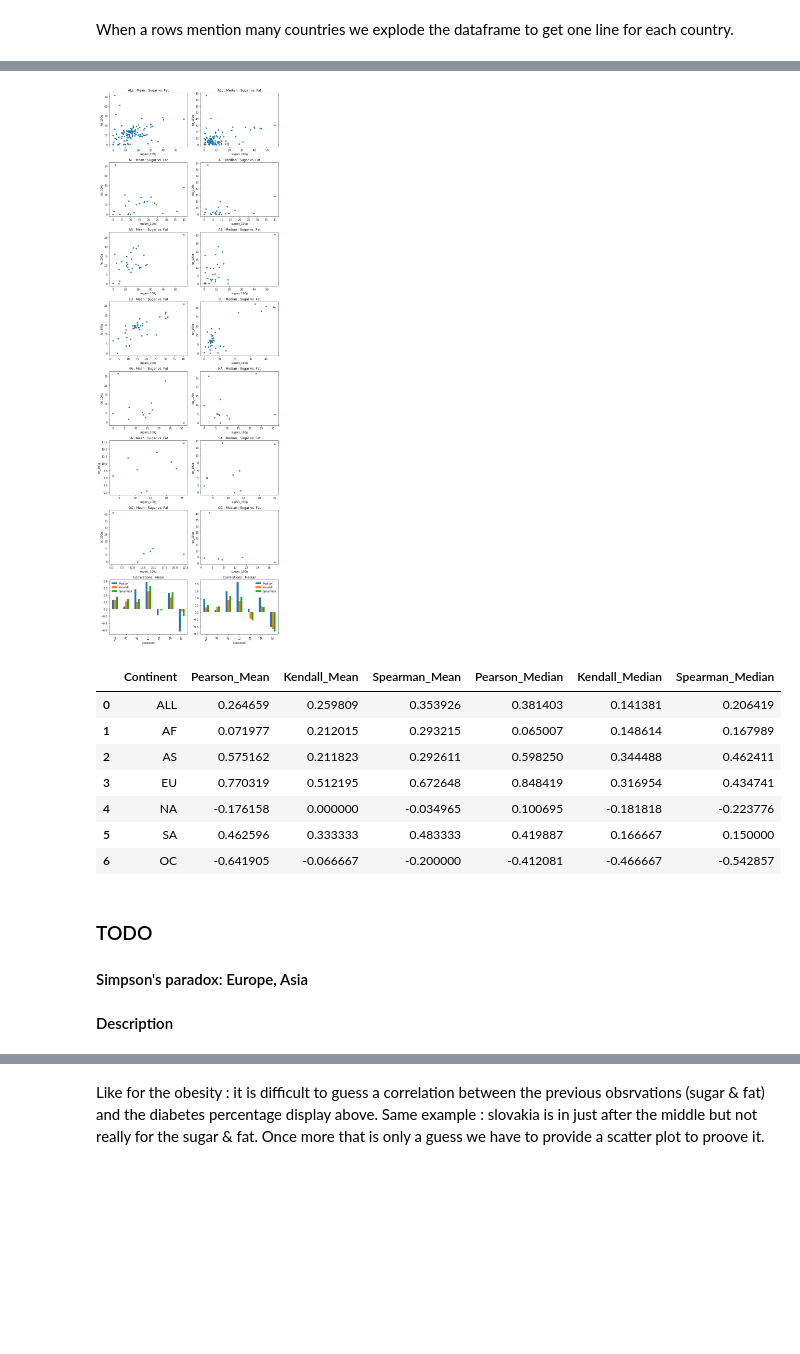
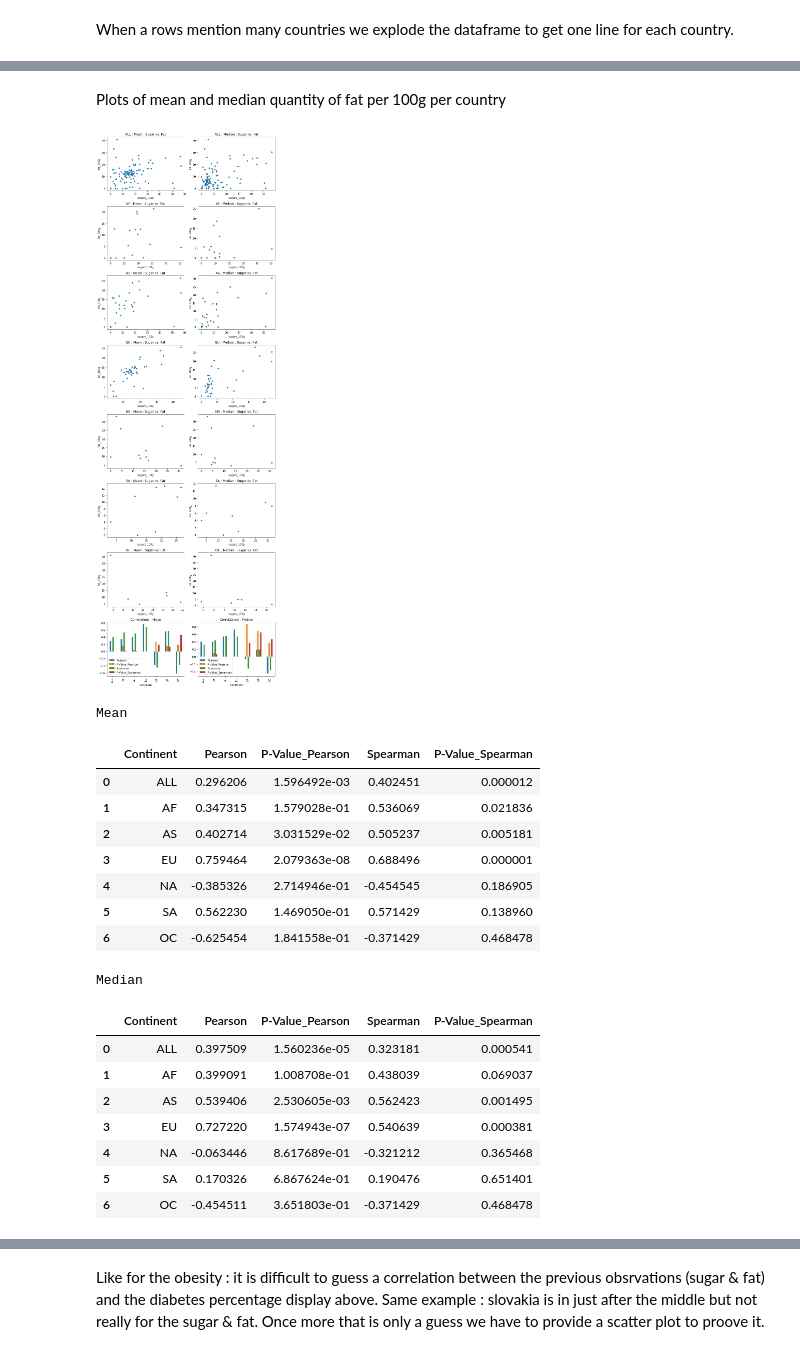
Before and after one commit to baraschi/AppliedDataAnalysis_Project, a Jupyter notebook: FoodProject.ipynb, the cells around one changed output, grey strips where cells are left out. Drawn from its saved outputs; the diff is of its cells as text; code cells hidden in the pictures; blank space fills up the shorter version.

Commit message:
sugar vs fat analysis

```diff
--- a/FoodProject.ipynb
+++ b/FoodProject.ipynb
@@ -406,14 +457,16 @@ europe_med, europe_mean = median_mean_grouped(europe, 'countries_tags')
 na_med, na_mean = median_mean_grouped(north_america, 'countries_tags')
 sa_med, sa_mean = median_mean_grouped(south_america, 'countries_tags')
 # %%
-mean = [means, africa_mean, asia_mean, europe_mean, na_mean, sa_mean, oceania_mean]
-median = [med, africa_med, asia_med, europe_med, na_med, sa_med, oceania_med]
+means = [mean, africa_mean, asia_mean, europe_mean, na_mean, sa_mean, oceania_mean]
+medians = [median, africa_med, asia_med, europe_med, na_med, sa_med, oceania_med]
 rows = [parsed_datas.shape[0], africa.shape[0], asia.shape[0], europe.shape[0],
         north_america.shape[0], south_america.shape[0], oceania.shape[0]]
 continent = ['ALL', 'AF', 'AS', 'EU', 'NA', 'SA', 'OC']
-columns = ['Continent','Pearson', 'Kendall', 'Spearman']
+columns = ['Continent','Pearson', 'P-Value_Pearson','Spearman', 'P-Value_Spearman'
+          #'Kendall',
+          ]
 # %%
 #re add continent to means/medians df
-for i in range(1,len(mean)):
-    mean[i]['continent'] = continent[i]
-    median[i]['continent'] = continent[i]
+for i in range(1,len(means)):
+    means[i]['continent'] = continent[i]
+    medians[i]['continent'] = continent[i]
@@ -459,9 +484,12 @@ We can see which countries consume the most sugars according to our datas.
 # %%
 def corr(df, x_, y_, continent, avg):
-    pearson = df.corr(method='pearson')[x_][y_]
-    kendall = df.corr(method='kendall')[x_][y_]
-    spearman = df.corr(method='spearman')[x_][y_]
-    return [continent,pearson, kendall, spearman]
+    #pearson = df.corr(method='pearson')[x_][y_]
+    pearson_coeff = pearsonr(df[x_], df[y_])
+    #kendall = df.corr(method='kendall')[x_][y_]
+    spearman_coeff = spearmanr(df[x_], df[y_])
+    return [continent,pearson_coeff[0], pearson_coeff[1], spearman_coeff[0], spearman_coeff[1],
+           #kendall,
+           ]
 # %%
 def plt_corr(df1, df2, continent, avg1, avg2, x_, y_, title_):
     f, ax = plt.subplots(ncols=2, sharey=True)
@@ -476,7 +504,7 @@ def plt_corr(df1, df2, continent, avg1, avg2, x_, y_, title_):
 def plot(dfs_1, dfs_2, continents, avg1, avg2, x_, y_, title_, columns_):
     corrs_avg1 = []
     corrs_avg2 = []
-    nb_rows = len(mean)
+    nb_rows = len(dfs_1)
     f, ax = plt.subplots(ncols=2, nrows=(nb_rows + 1), figsize=(10, 30))
     for i in range(nb_rows):
         a = dfs_1[i].plot(kind='scatter',x=x_,y=y_, title= continent[i] + " : " + avg1 +" : "+ title_, ax=ax[i][0])
@@ -491,6 +519,9 @@ def plot(dfs_1, dfs_2, continents, avg1, avg2, x_, y_, title_, columns_):
     d = corr2.plot.bar(x = 'Continent', ax=ax[nb_rows][1], title = 'Correlations : ' + avg2)
     plt.tight_layout()
     plt.show()
-    display(corr1.merge(corr2, left_on='Continent', right_on='Continent', suffixes=['_Mean', '_Median']))
-    #display(corr2)
+    #display(corr1.merge(corr2, left_on='Continent', right_on='Continent', suffixes=['_Mean', '_Median']))
+    print('Mean')
+    display(corr1)
+    print('Median')
+    display(corr2)
     #return corr1, corr2
@@ -497,16 +542,24 @@ def plot(dfs_1, dfs_2, continents, avg1, avg2, x_, y_, title_, columns_):
+# %% [markdown]
+Plots of mean and median quantity of fat per 100g per country
 # %%
-plot(mean, median, continent, 'Mean', 'Median', 'sugars_100g', 'fat_100g', 'Sugar vs. Fat', columns)
+plot(means, medians, continent, 'Mean', 'Median', 'sugars_100g', 'fat_100g', 'Sugar vs. Fat', columns)
 # %% [output]
-[figure, old version]
+[figure, new version]
+Mean
-|  | Continent | Pearson_Mean | Kendall_Mean | Spearman_Mean | Pearson_Median | Kendall_Median | Spearman_Median |
-| 0 | ALL | 0.264659 | 0.259809 | 0.353926 | 0.381403 | 0.141381 | 0.206419 |
-| 1 | AF | 0.071977 | 0.212015 | 0.293215 | 0.065007 | 0.148614 | 0.167989 |
-| 2 | AS | 0.575162 | 0.211823 | 0.292611 | 0.598250 | 0.344488 | 0.462411 |
-| 3 | EU | 0.770319 | 0.512195 | 0.672648 | 0.848419 | 0.316954 | 0.434741 |
-| 4 | NA | -0.176158 | 0.000000 | -0.034965 | 0.100695 | -0.181818 | -0.223776 |
-| 5 | SA | 0.462596 | 0.333333 | 0.483333 | 0.419887 | 0.166667 | 0.150000 |
-| 6 | OC | -0.641905 | -0.066667 | -0.200000 | -0.412081 | -0.466667 | -0.542857 |
+|  | Continent | Pearson | P-Value_Pearson | Spearman | P-Value_Spearman |
+| 0 | ALL | 0.296206 | 1.596492e-03 | 0.402451 | 0.000012 |
+| 1 | AF | 0.347315 | 1.579028e-01 | 0.536069 | 0.021836 |
+| 2 | AS | 0.402714 | 3.031529e-02 | 0.505237 | 0.005181 |
+| 3 | EU | 0.759464 | 2.079363e-08 | 0.688496 | 0.000001 |
+| 4 | NA | -0.385326 | 2.714946e-01 | -0.454545 | 0.186905 |
+| 5 | SA | 0.562230 | 1.469050e-01 | 0.571429 | 0.138960 |
+| 6 | OC | -0.625454 | 1.841558e-01 | -0.371429 | 0.468478 |
+Median
+|  | Continent | Pearson | P-Value_Pearson | Spearman | P-Value_Spearman |
+| 0 | ALL | 0.397509 | 1.560236e-05 | 0.323181 | 0.000541 |
+| 1 | AF | 0.399091 | 1.008708e-01 | 0.438039 | 0.069037 |
+| 2 | AS | 0.539406 | 2.530605e-03 | 0.562423 | 0.001495 |
+| 3 | EU | 0.727220 | 1.574943e-07 | 0.540639 | 0.000381 |
+| 4 | NA | -0.063446 | 8.617689e-01 | -0.321212 | 0.365468 |
+| 5 | SA | 0.170326 | 6.867624e-01 | 0.190476 | 0.651401 |
+| 6 | OC | -0.454511 | 3.651803e-01 | -0.371429 | 0.468478 |
-# %% [markdown]
-### TODO
-#### Simpson's paradox: Europe, Asia
-#### Description
```
Also changed, not shown: parts of 57 cells of this notebook.
